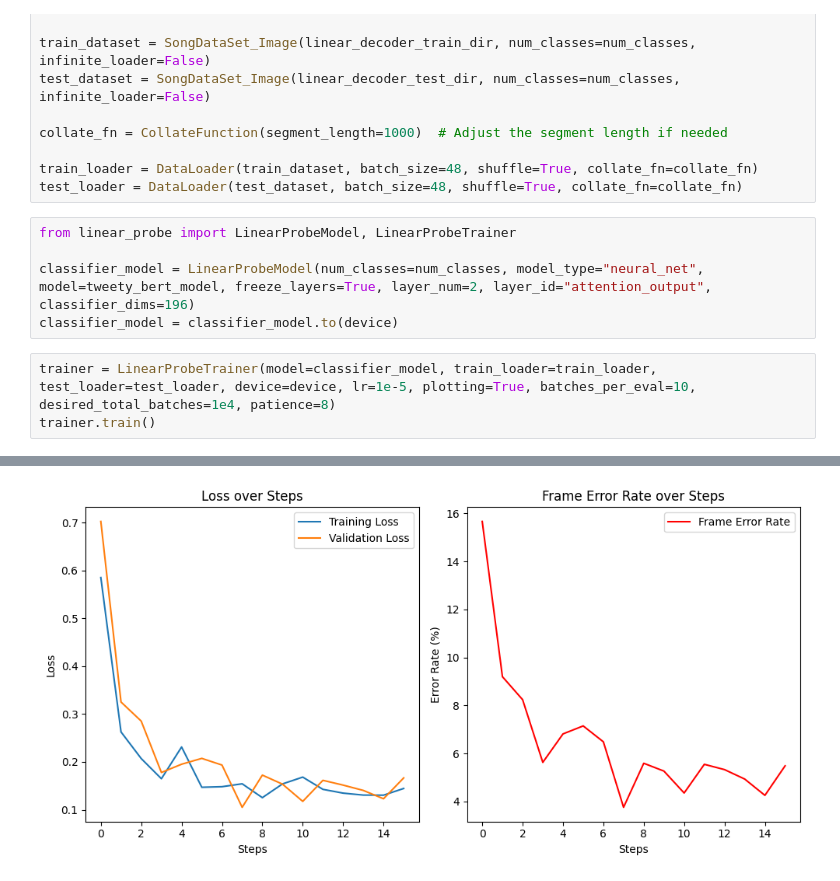
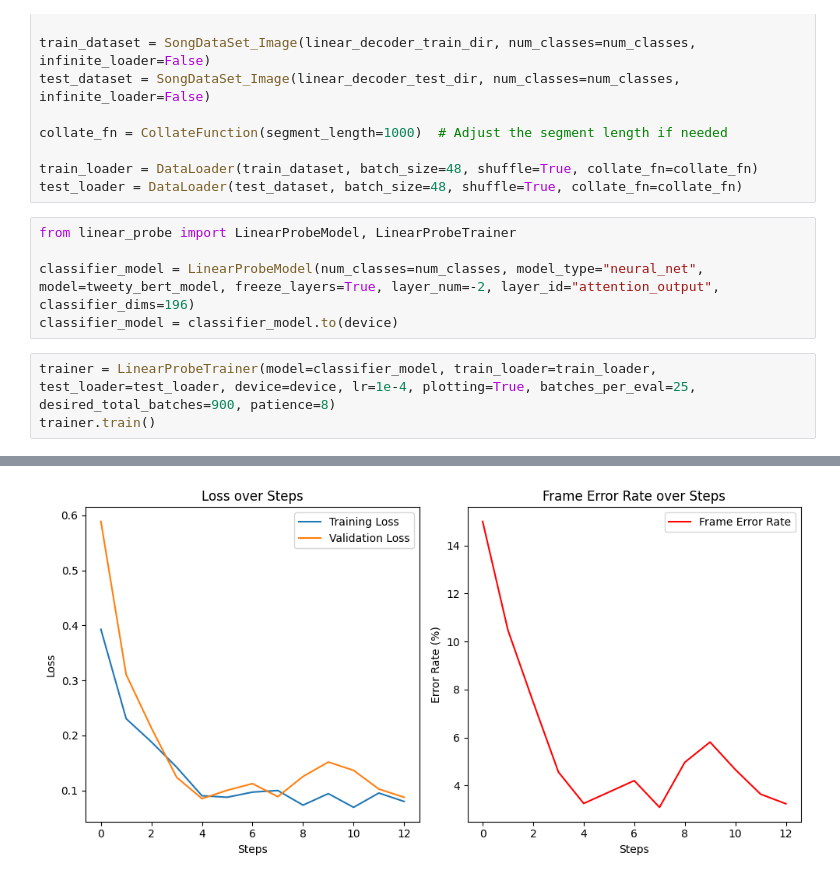
Before and after one commit to georgevenven/tweety_bert, a Jupyter notebook: linear_decoder_prototyping.ipynb, the cells around one changed output, grey strips where cells are left out. Cells and saved outputs as stored; diff of their text form.

Commit message:
linear decoder basics code is done

```diff
--- a/linear_decoder_prototyping.ipynb
+++ b/linear_decoder_prototyping.ipynb
@@ -141,9 +141,9 @@ test_loader = DataLoader(test_dataset, batch_size=48, shuffle=True, collate_fn=c
 # %%
 from linear_probe import LinearProbeModel, LinearProbeTrainer
 
-classifier_model = LinearProbeModel(num_classes=num_classes, model_type="neural_net", model=tweety_bert_model, freeze_layers=True, layer_num=2, layer_id="attention_output", classifier_dims=196)
+classifier_model = LinearProbeModel(num_classes=num_classes, model_type="neural_net", model=tweety_bert_model, freeze_layers=True, layer_num=-2, layer_id="attention_output", classifier_dims=196)
 classifier_model = classifier_model.to(device)
 # %%
-trainer = LinearProbeTrainer(model=classifier_model, train_loader=train_loader, test_loader=test_loader, device=device, lr=1e-5, plotting=True, batches_per_eval=10, desired_total_batches=1e4, patience=8)
+trainer = LinearProbeTrainer(model=classifier_model, train_loader=train_loader, test_loader=test_loader, device=device, lr=1e-4, plotting=True, batches_per_eval=25, desired_total_batches=900, patience=8)
 trainer.train()
 # %% [output]
@@ -165,2 +162,2 @@ Step 150: Train Loss 0.1305 FER = 4.25%, Val Loss = 0.1230
 Early stopping triggered
-[figure, old version]
+[figure, new version]
```
Also changed, not shown: parts of 4 cells of this notebook, 1 other file.
